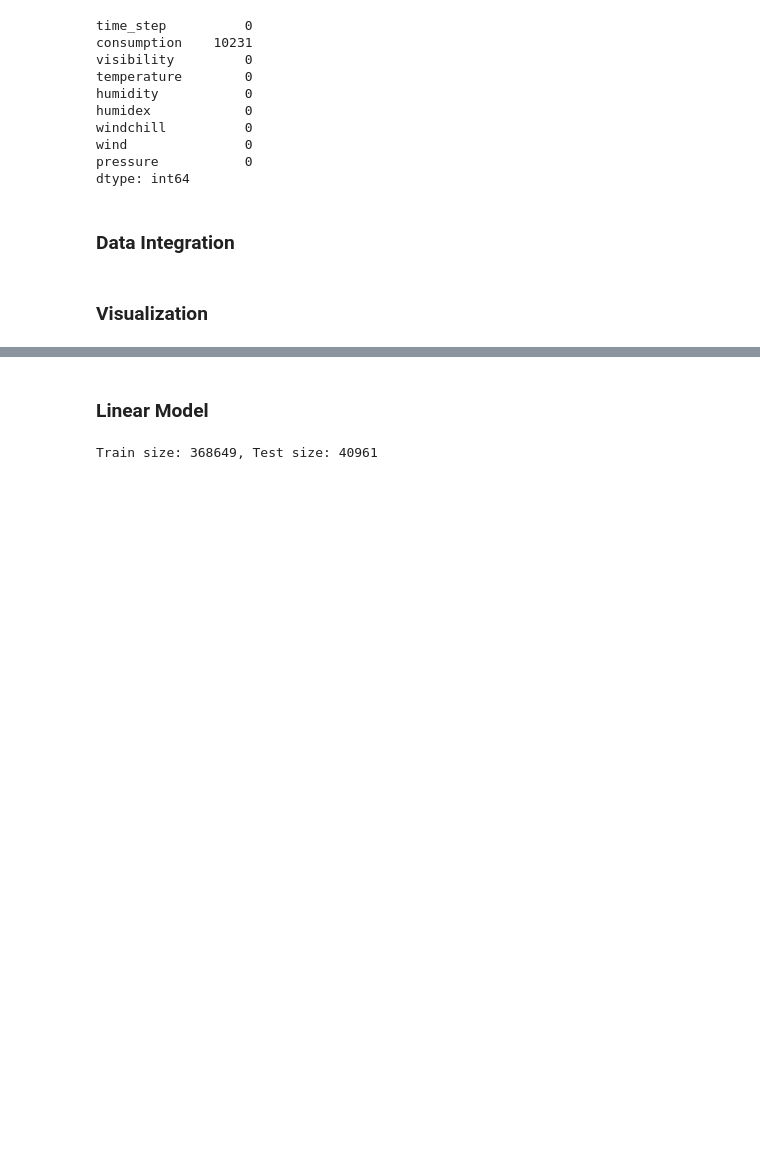
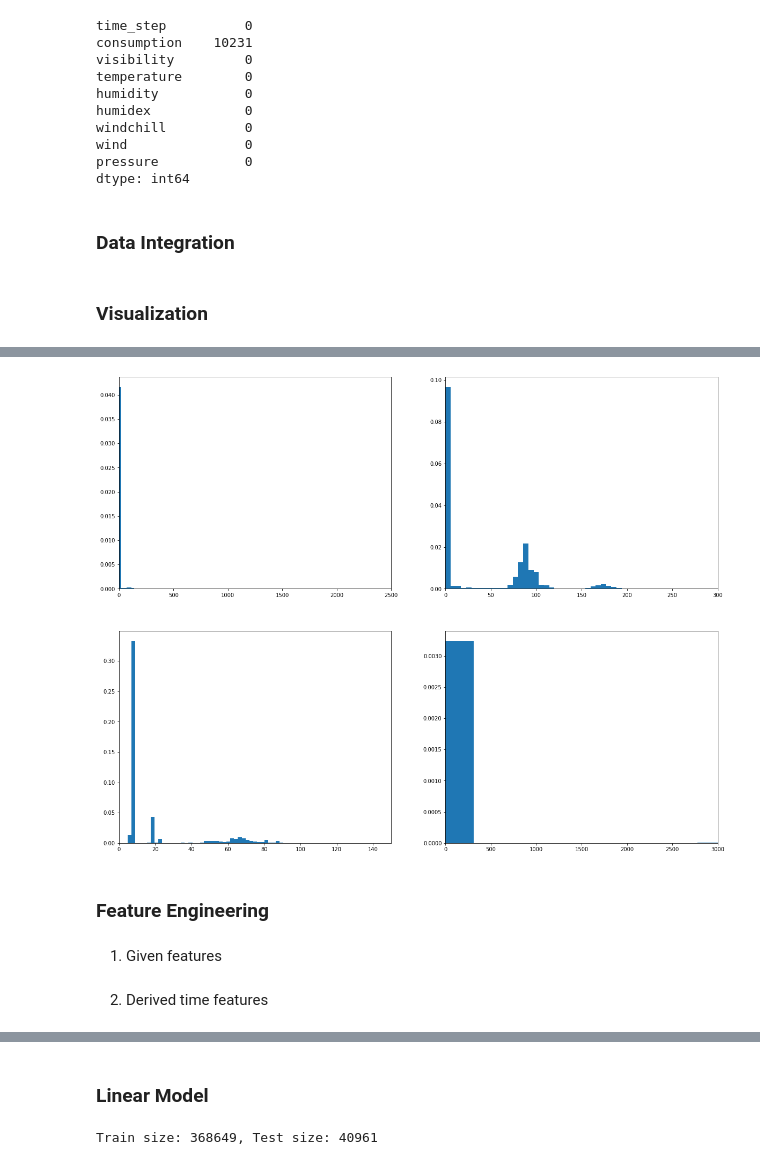
Before and after one commit to FerdinandYu/DSB_ML2_Planete_Oui, a Jupyter notebook: Planete Oui V2.ipynb, the cells around one changed output, grey strips where cells are left out. Saved outputs shown, nothing was run; the diff lists cells and outputs as text; code cells hidden in the pictures; blank space fills up the shorter version.

```diff
--- a/Planete Oui V2.ipynb
+++ b/Planete Oui V2.ipynb
@@ -125,0 +127,25 @@ plt.show()
+# %%
+plt.figure(1,figsize = (20,16))
+
+size = 50000
+plot_sample = train.iloc[:size,:]
+
+plt.subplot(221)
+plt.hist(plot_sample.washing_machine, bins=100, density=True)
+plt.xlim(0,2500)
+
+plt.subplot(222)
+plt.hist(plot_sample.fridge_freezer, bins=50, density=True)
+plt.xlim(0,300)
+
+plt.subplot(223)
+plt.hist(plot_sample.TV, bins=50, density=True)
+plt.xlim(0,150)
+
+plt.subplot(224)
+plt.hist(plot_sample.kettle, bins=10, density=True)
+plt.xlim(0,3000)
+
+plt.show()
+# %% [output]
+[figure, added]
@@ -125,0 +154,4 @@ plt.show()
+# %% [markdown]
+### Feature Engineering
+# %% [markdown]
+1. Given features
@@ -125,0 +162,2 @@ plt.show()
+# %% [markdown]
+2. Derived time features
```
Also changed, not shown: parts of 62 cells of this notebook.
